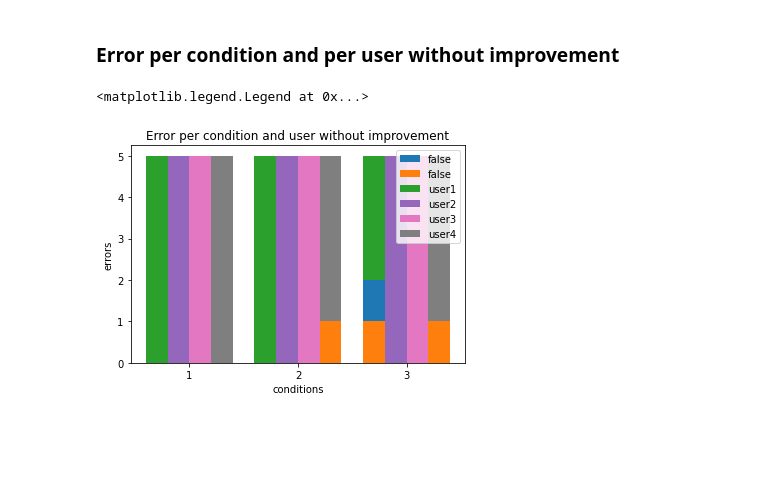
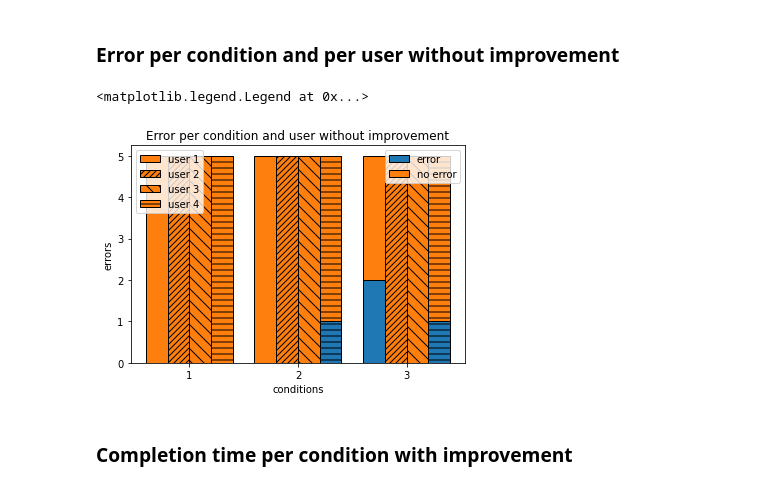
Before and after one commit to ITT-21SS-UR/assignment-04-jt, a Jupyter notebook: pointing_technique_experiment/pointing_technique_experiment.ipynb, the cells around one changed output. Drawn from its saved outputs; the diff is of its cells as text; code cells hidden in the pictures; blank space fills up the shorter version.

```diff
--- a/Jupyter/pointing_technique_experiment.ipynb
+++ b/pointing_technique_experiment/pointing_technique_experiment.ipynb
@@ -200,21 +214,43 @@ cond3_user3_true = df_impr_false['error'][df_impr_false['condition'] == 3][df_im
 cond3_user4_false = df_impr_false['error'][df_impr_false['condition'] == 3][df_impr_false['error'] == False][df_impr_false['user_id'] == 4].count()
 cond3_user4_true = df_impr_false['error'][df_impr_false['condition'] == 3][df_impr_false['error'] == True][df_impr_false['user_id'] == 4].count()
 # %%
-x = np.arange(3)
+x  = np.arange(3)
 plt.title('Error per condition and user without improvement')
 width = 0.2
-user1_false = plt.bar(x, (cond1_user1_false, cond2_user1_false, cond3_user1_false), label= 'false')
-user4_false = plt.bar(x, (cond1_user4_false, cond2_user4_false, cond3_user4_false), label= 'false')
-user1_true = plt.bar(x - 0.3, [cond1_user1_true, cond2_user1_true, cond3_user1_true], width, bottom= (cond1_user1_false, cond2_user1_false, cond3_user1_false), label='user1')
-user2_false = plt.bar(x, (cond1_user2_false, cond2_user2_false, cond3_user2_false))
-user2_true = plt.bar(x - 0.1, [cond1_user2_true, cond2_user2_true, cond3_user2_true], width, bottom=(cond1_user2_false, cond2_user2_false, cond3_user2_false), label='user2')
-user3_false = plt.bar(x, (cond1_user3_false, cond2_user3_false, cond3_user3_false))
-user3_true = plt.bar(x + 0.1, [cond1_user3_true, cond2_user3_true, cond3_user3_true], width, bottom=(cond1_user3_false, cond2_user3_false, cond3_user3_false), label='user3')
-user4_true = plt.bar(x + 0.3, [cond1_user4_true, cond2_user4_true, cond3_user4_true], width, bottom= (cond1_user4_false, cond2_user4_false, cond3_user4_false), label='user4')
+
+user1_false = plt.bar(x - 0.3, (cond1_user1_false, cond2_user1_false, cond3_user1_false), width, color='C0',
+                      edgecolor='#000000', label='error')
+user1_true = plt.bar(x - 0.3, (cond1_user1_true, cond2_user1_true, cond3_user1_true), width, color='C1',
+                     edgecolor='#000000', bottom= (cond1_user1_false, cond2_user1_false, cond3_user1_false), label='user 1')
+
+user2_false = plt.bar(x - 0.1, (cond1_user2_false, cond2_user2_false, cond3_user2_false), width, color='C0',
+                      edgecolor='#000000', hatch='////')
+user2_true = plt.bar(x - 0.1, (cond1_user2_true, cond2_user2_true, cond3_user2_true), width, color='C1',
+                     edgecolor='#000000', hatch='////', bottom=(cond1_user2_false, cond2_user2_false, cond3_user2_false), label="user 2")
+
+user3_false = plt.bar(x + 0.1, (cond1_user3_false, cond2_user3_false, cond3_user3_false), width, color='C0',
+                      edgecolor='#000000', hatch='\\\\')
+user3_true = plt.bar(x + 0.1, (cond1_user3_true, cond2_user3_true, cond3_user3_true), width, color='C1',
+                     edgecolor='#000000', hatch='\\\\', bottom=(cond1_user3_false, cond2_user3_false, cond3_user3_false), label='user 3')
+
+user4_false = plt.bar(x + 0.3, (cond1_user4_false, cond2_user4_false, cond3_user4_false), width, color='C0',
+                      edgecolor='#000000', hatch='--')
+user4_true = plt.bar(x + 0.3, (cond1_user4_true, cond2_user4_true, cond3_user4_true), width, color='C1',
+                     edgecolor='#000000', hatch='--', bottom= (cond1_user4_false, cond2_user4_false, cond3_user4_false), label='user 4')
+
 plt.xlabel('conditions')
 plt.xticks(x, ['1', '2', '3'])
 plt.ylabel('errors')
-plt.legend()
+
+first_legend = plt.legend(handles=[user1_true, user2_true, user3_true, user4_true], loc=2)
+
+# Add the legend manually to the current Axes.
+plt.gca().add_artist(first_legend)
+
+# Create another legend for the second line.
+plt.legend([user1_false, user1_true], ['error', 'no error'])
 # %% [output]
 <matplotlib.legend.Legend at 0x...>
-[figure, old version]
+[figure, new version]
+# %% [markdown]
+### Completion time per condition with improvement
```
Also changed, not shown: parts of 19 cells of this notebook, 16 other files.
